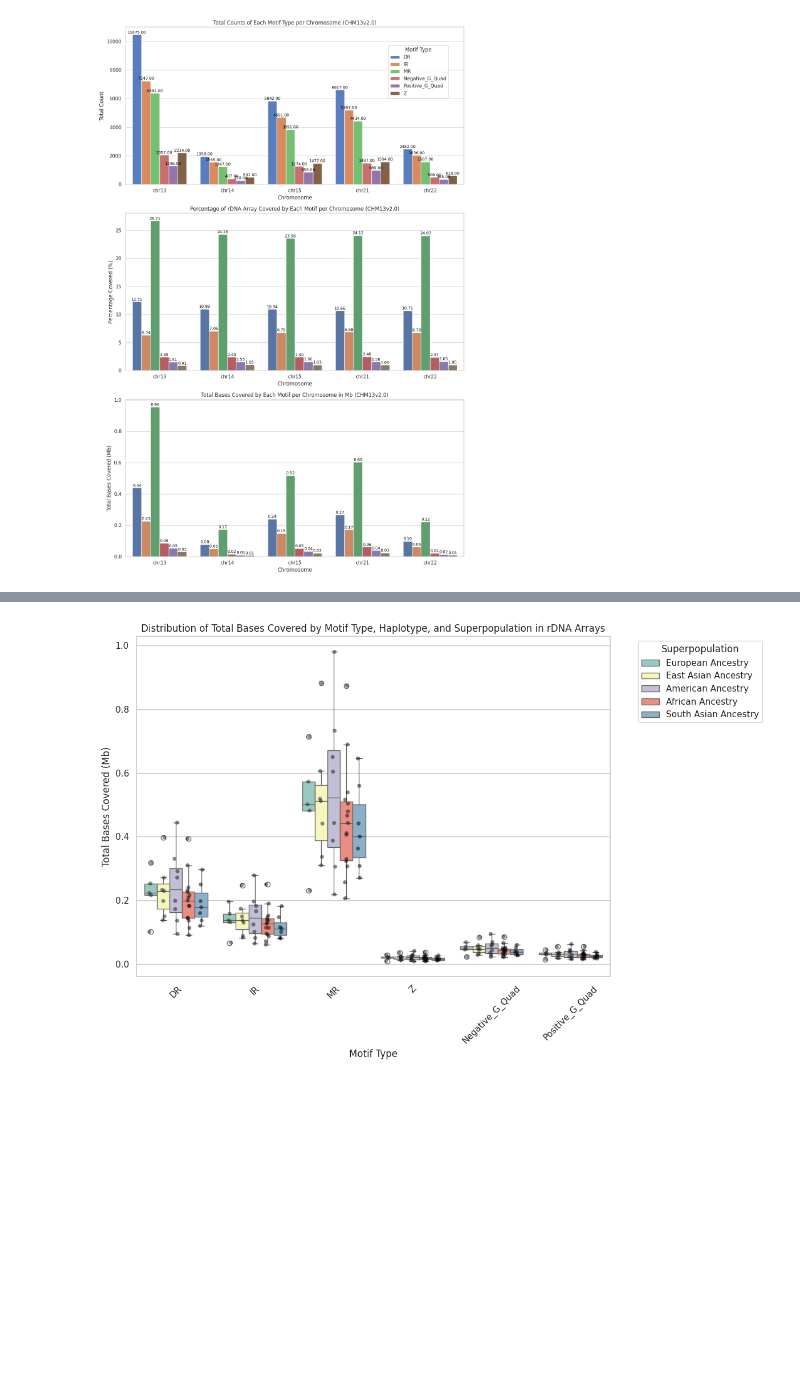
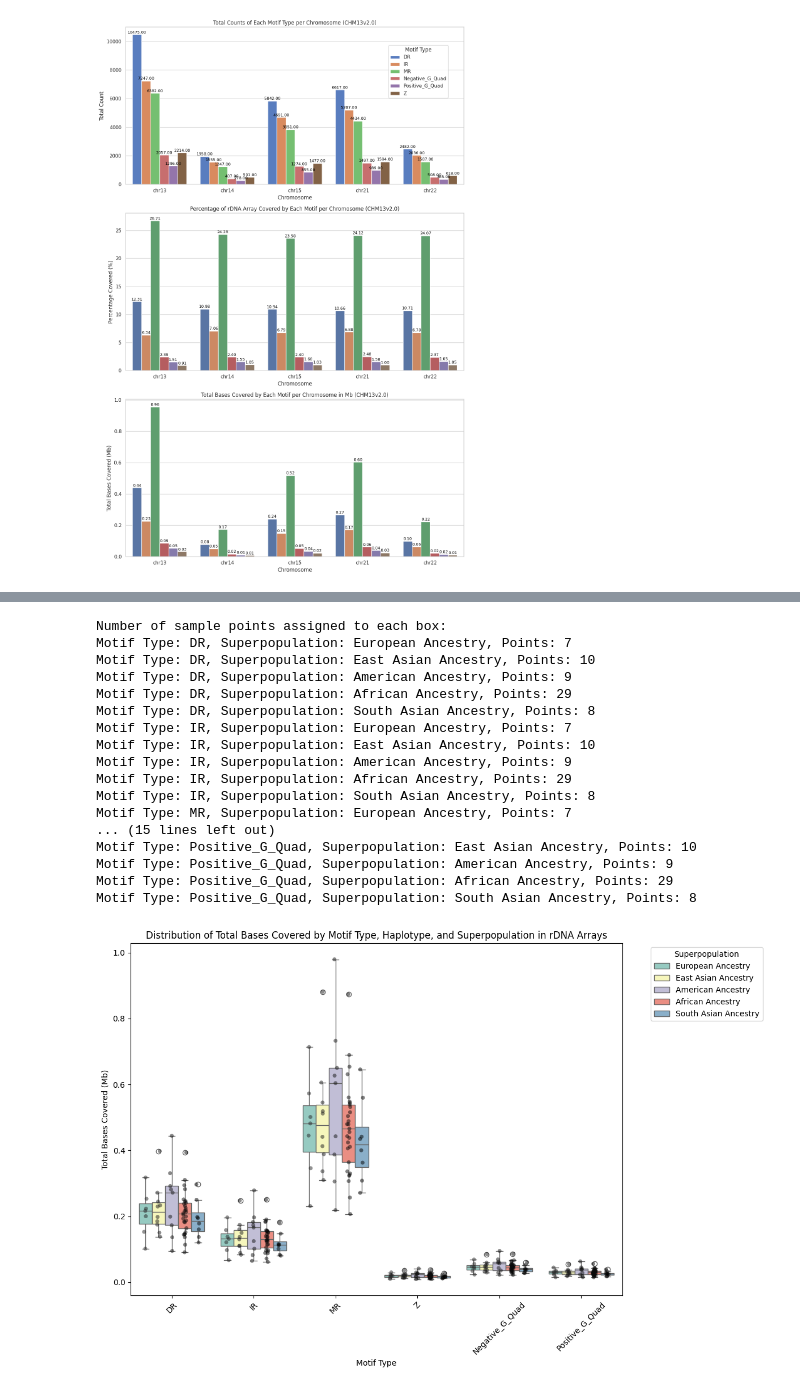
Before and after one commit to alexturcoo/PhasedHapAssembly-nonB, a Jupyter notebook: analysis_scripts/rdna_analysis.ipynb, the cells around one changed output, grey strips where cells are left out. Saved outputs shown, nothing was run; the diff lists cells and outputs as text; code cells hidden in the pictures; blank space fills up the shorter version.

```diff
--- a/analysis_scripts/rdna_analysis.ipynb
+++ b/analysis_scripts/rdna_analysis.ipynb
@@ -100,11 +103,13 @@ for chromosome in chromosomes:
     # rDNA files
     rdna_path = os.path.join(base_path, f'verkko_batch123_chm13_collapsed_summary_metrics_rdna_{chromosome}.csv')
     rdna_df = pd.read_csv(rdna_path)
-    # Extract haplotype info with a more flexible regex pattern
-    rdna_df['Sample_Haplotype'] = rdna_df['Sample_Haplotype_Chromosome'].str.extract(r'(HG\d+_hap\d)')[0]
+
+    # Extract haplotype info with a regex pattern to handle both HG and NA samples
+    rdna_df['Sample_Haplotype'] = rdna_df['Sample_Haplotype_Chromosome'].str.extract(r'(HG\d+_hap\d|NA\d+_hap\d)')[0]
     if rdna_df['Sample_Haplotype'].isnull().all():
         # Attempt a more generic pattern if the specific one fails
-        rdna_df['Sample_Haplotype'] = rdna_df['Sample_Haplotype_Chromosome'].str.extract(r'(HG\d+)')[0]
+        rdna_df['Sample_Haplotype'] = rdna_df['Sample_Haplotype_Chromosome'].str.extract(r'(HG\d+|NA\d+)')[0]
+
     data_list.append(rdna_df[['Sample_Haplotype', 'Motif Type', 'Total Bases Covered']])
 
     # Quadron files
@@ -124,6 +129,12 @@ summed_data = data.groupby(['Sample_Haplotype', 'Motif Type']).agg({'Total Bases
 # Convert total bases covered to megabases
 summed_data['Total Bases Covered (Mb)'] = summed_data['Total Bases Covered'] / 1e6
 
+# Print the number of points assigned to each box
+print("Number of points assigned to each box:")
+for motif in summed_data['Motif Type'].unique():
+    count = summed_data[summed_data['Motif Type'] == motif].shape[0]
+    print(f"Motif Type: {motif}, Points: {count}")
+
 # Plotting
 plt.figure(figsize=(12, 8))
 sns.boxplot(x='Motif Type', y='Total Bases Covered (Mb)', hue='Motif Type', data=summed_data, palette='Set3', dodge=False)
@@ -156,16 +174,21 @@ for chromosome in chromosomes:
     # rDNA files
     rdna_path = os.path.join(base_path, f'verkko_batch123_chm13_collapsed_summary_metrics_rdna_{chromosome}.csv')
     rdna_df = pd.read_csv(rdna_path)
-    rdna_df['Sample_Haplotype'] = rdna_df['Sample_Haplotype_Chromosome'].str.extract(r'(HG\d+_hap\d)')[0]
+
+    # Updated regex to handle both HG and NA samples
+    rdna_df['Sample_Haplotype'] = rdna_df['Sample_Haplotype_Chromosome'].str.extract(r'(HG\d+_hap\d|NA\d+_hap\d)')[0]
     if rdna_df['Sample_Haplotype'].isnull().all():
-        rdna_df['Sample_Haplotype'] = rdna_df['Sample_Haplotype_Chromosome'].str.extract(r'(HG\d+)')[0]
-    rdna_df['Sample'] = rdna_df['Sample_Haplotype_Chromosome'].str.extract(r'(HG\d+)')[0]
+        rdna_df['Sample_Haplotype'] = rdna_df['Sample_Haplotype_Chromosome'].str.extract(r'(HG\d+|NA\d+)')[0]
+    rdna_df['Sample'] = rdna_df['Sample_Haplotype_Chromosome'].str.extract(r'(HG\d+|NA\d+)')[0]
     data_list.append(rdna_df[['Sample_Haplotype', 'Sample', 'Motif Type', 'Total Bases Covered']])
 
     # Quadron files
     quadron_path = os.path.join(base_path, f'verkko_batch123_chm13_quadron_collapsed_summary_metrics_rdna_{chromosome}.csv')
     quadron_df = pd.read_csv(quadron_path)
-    quadron_df['Sample'] = quadron_df['Sample_Haplotype'].str.extract(r'(HG\d+)')[0]
+
+    # Update the regex for Sample extraction
+    quadron_df['Sample'] = quadron_df['Sample_Haplotype'].str.extract(r'(HG\d+|NA\d+)')[0]
+
     data_list.append(quadron_df[['Sample_Haplotype', 'Sample', 'Motif Type', 'Total Bases Covered']])
 
 # Concatenate all data frames in the list
@@ -173,34 +196,58 @@ data = pd.concat(data_list, ignore_index=True)
 
 # Filter out entries with 'APR' motif type
 data = data[data['Motif Type'] != 'APR']
 
 # Merge metadata with the data
 merged_data = pd.merge(data, metadata_df[['Sample name', 'Superpopulation name']], left_on='Sample', right_on='Sample name', how='left')
 
 # Sum the total bases covered for each haplotype, motif type, and superpopulation
 summed_data = merged_data.groupby(['Sample_Haplotype', 'Motif Type', 'Superpopulation name']).agg({'Total Bases Covered': 'sum'}).reset_index()
 
 # Convert total bases covered to megabases
 summed_data['Total Bases Covered (Mb)'] = summed_data['Total Bases Covered'] / 1e6
 
+# Print the number of sample points assigned to each box
+print("Number of sample points assigned to each box:")
+for motif in summed_data['Motif Type'].unique():
+    for superpop in summed_data['Superpopulation name'].unique():
+        count = summed_data[(summed_data['Motif Type'] == motif) & (summed_data['Superpopulation name'] == superpop)].shape[0]
+        print(f"Motif Type: {motif}, Superpopulation: {superpop}, Points: {count}")
+
 # Plotting
 plt.figure(figsize=(12, 8))
 sns.boxplot(x='Motif Type', y='Total Bases Covered (Mb)', hue='Superpopulation name', data=summed_data, palette='Set3', dodge=True)
 sns.stripplot(x='Motif Type', y='Total Bases Covered (Mb)', hue='Superpopulation name', data=summed_data, palette='dark:black', jitter=True, alpha=0.5, dodge=True, legend=False)
 
 # Remove duplicate entries in the legend
 handles, labels = plt.gca().get_legend_handles_labels()
 by_label = dict(zip(labels, handles))
 plt.legend(by_label.values(), by_label.keys(), title='Superpopulation', bbox_to_anchor=(1.05, 1), loc='upper left')
 
 plt.title('Distribution of Total Bases Covered by Motif Type, Haplotype, and Superpopulation in rDNA Arrays')
 plt.xlabel('Motif Type')
 plt.ylabel('Total Bases Covered (Mb)')
 plt.xticks(rotation=45)
 plt.tight_layout()
 plt.show()
 # %% [output]
+Number of sample points assigned to each box:
+Motif Type: DR, Superpopulation: European Ancestry, Points: 7
+Motif Type: DR, Superpopulation: East Asian Ancestry, Points: 10
+Motif Type: DR, Superpopulation: American Ancestry, Points: 9
+Motif Type: DR, Superpopulation: African Ancestry, Points: 29
+Motif Type: DR, Superpopulation: South Asian Ancestry, Points: 8
+Motif Type: IR, Superpopulation: European Ancestry, Points: 7
+Motif Type: IR, Superpopulation: East Asian Ancestry, Points: 10
+Motif Type: IR, Superpopulation: American Ancestry, Points: 9
+Motif Type: IR, Superpopulation: African Ancestry, Points: 29
+Motif Type: IR, Superpopulation: South Asian Ancestry, Points: 8
+Motif Type: MR, Superpopulation: European Ancestry, Points: 7
+... (15 lines left out)
+Motif Type: Positive_G_Quad, Superpopulation: East Asian Ancestry, Points: 10
+Motif Type: Positive_G_Quad, Superpopulation: American Ancestry, Points: 9
+Motif Type: Positive_G_Quad, Superpopulation: African Ancestry, Points: 29
+Motif Type: Positive_G_Quad, Superpopulation: South Asian Ancestry, Points: 8
-[figure, old version]
+[figure, new version]
 # %%
 import pandas as pd
 import matplotlib.pyplot as plt
```
Also changed, not shown: parts of 4 cells of this notebook, 36 other files.
